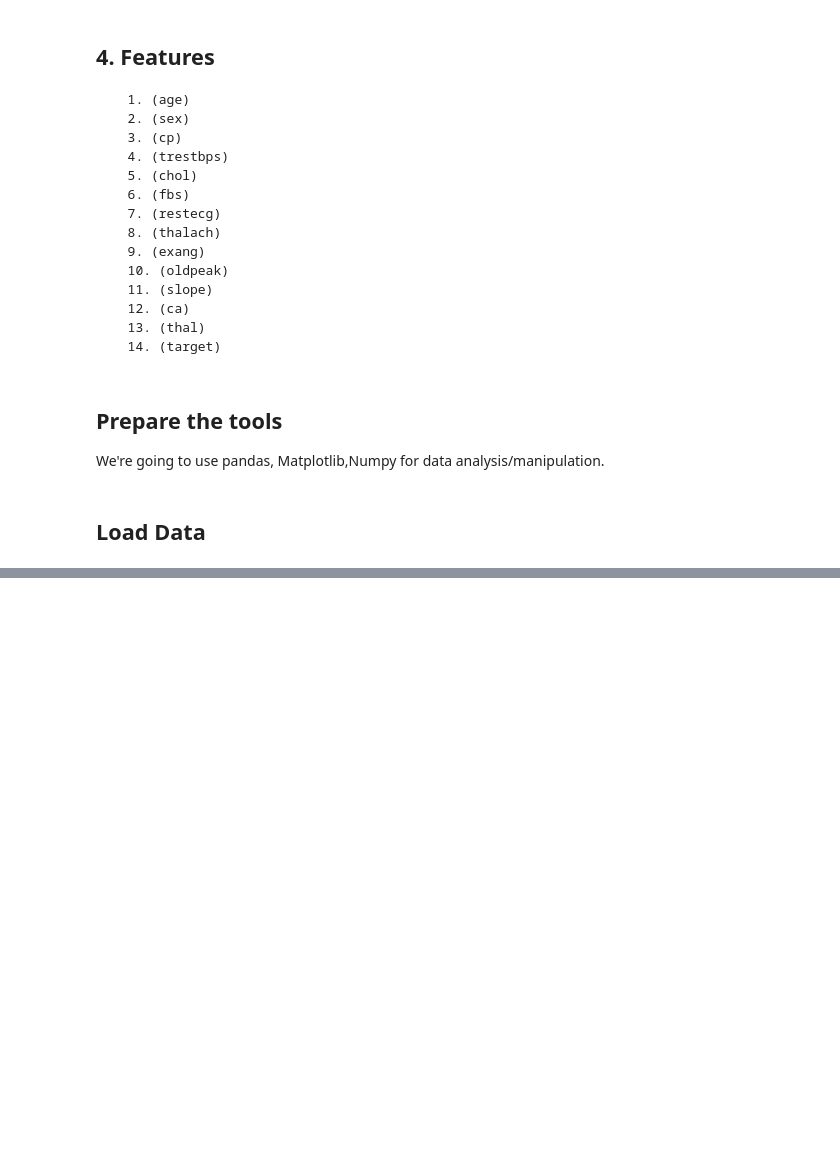
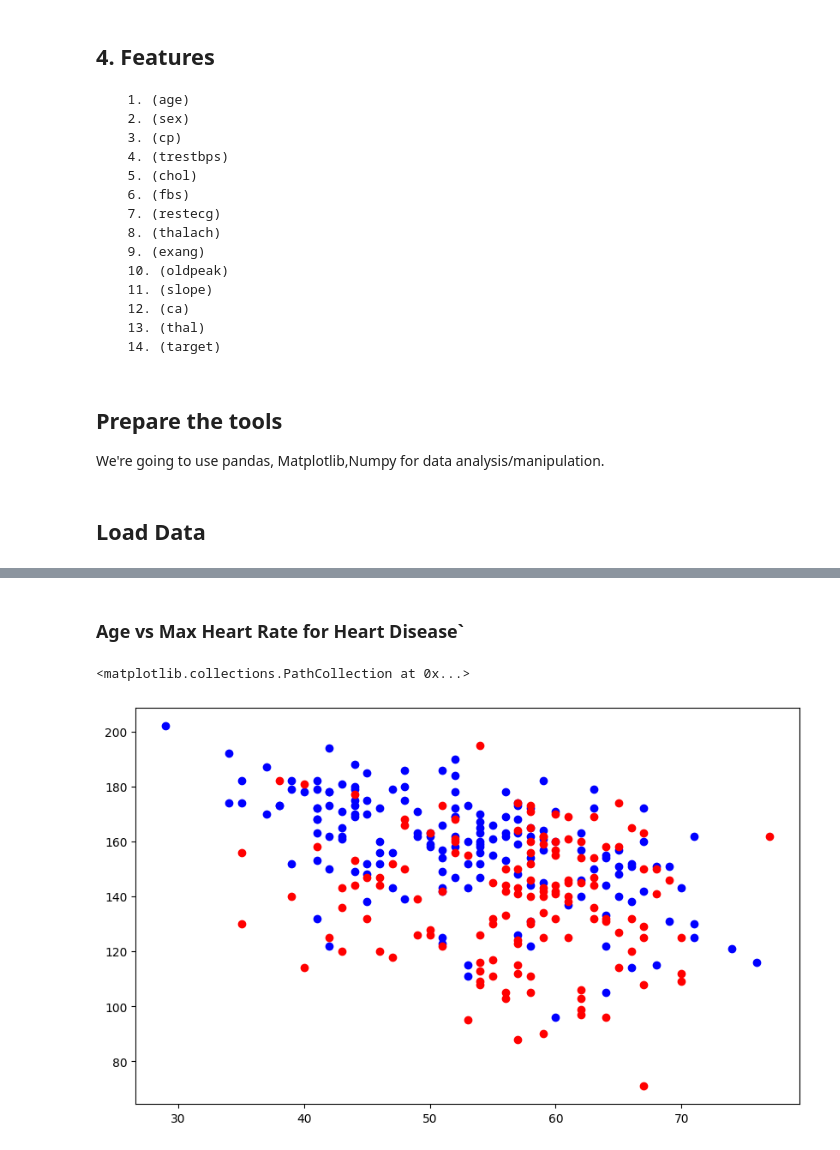
Before and after one commit to Argyrhspet1/Classification-project-on-heart-disease, a Jupyter notebook: Heart_disease_classification_project.ipynb, the cells around one changed output, grey strips where cells are left out. Cells and saved outputs as stored; diff of their text form; code cells hidden in the pictures; blank space fills up the shorter version.

```diff
--- a/Heart_disease_classification_project.ipynb
+++ b/Heart_disease_classification_project.ipynb
@@ -66,0 +163,17 @@ data=pd.read_csv("heart-disease (2).csv")
+# %% [markdown]
+### Age vs Max Heart Rate for Heart Disease`
+# %%
+#Create another figure
+plt.figure(figsize=(10,6))
+
+#Scatter with positive examples
+plt.scatter(data.age[data.target==1],
+            data.thalach[data.target==1],
+            c="blue")
+
+plt.scatter(data.age[data.target==0],
+            data.thalach[data.target==0],
+            c="red")
+# %% [output]
+<matplotlib.collections.PathCollection at 0x...>
+[figure, added]
```
Also changed, not shown: parts of 16 cells of this notebook.
